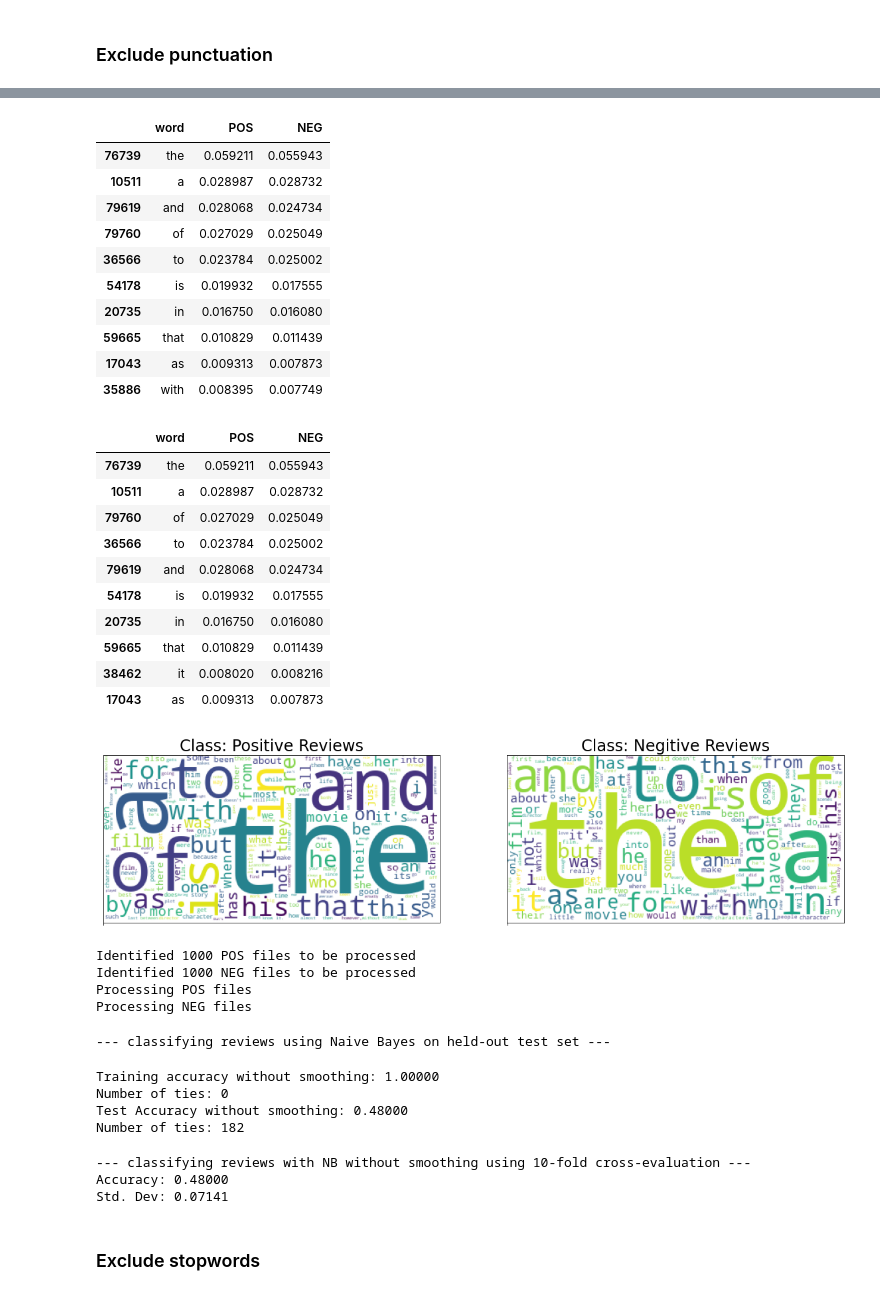
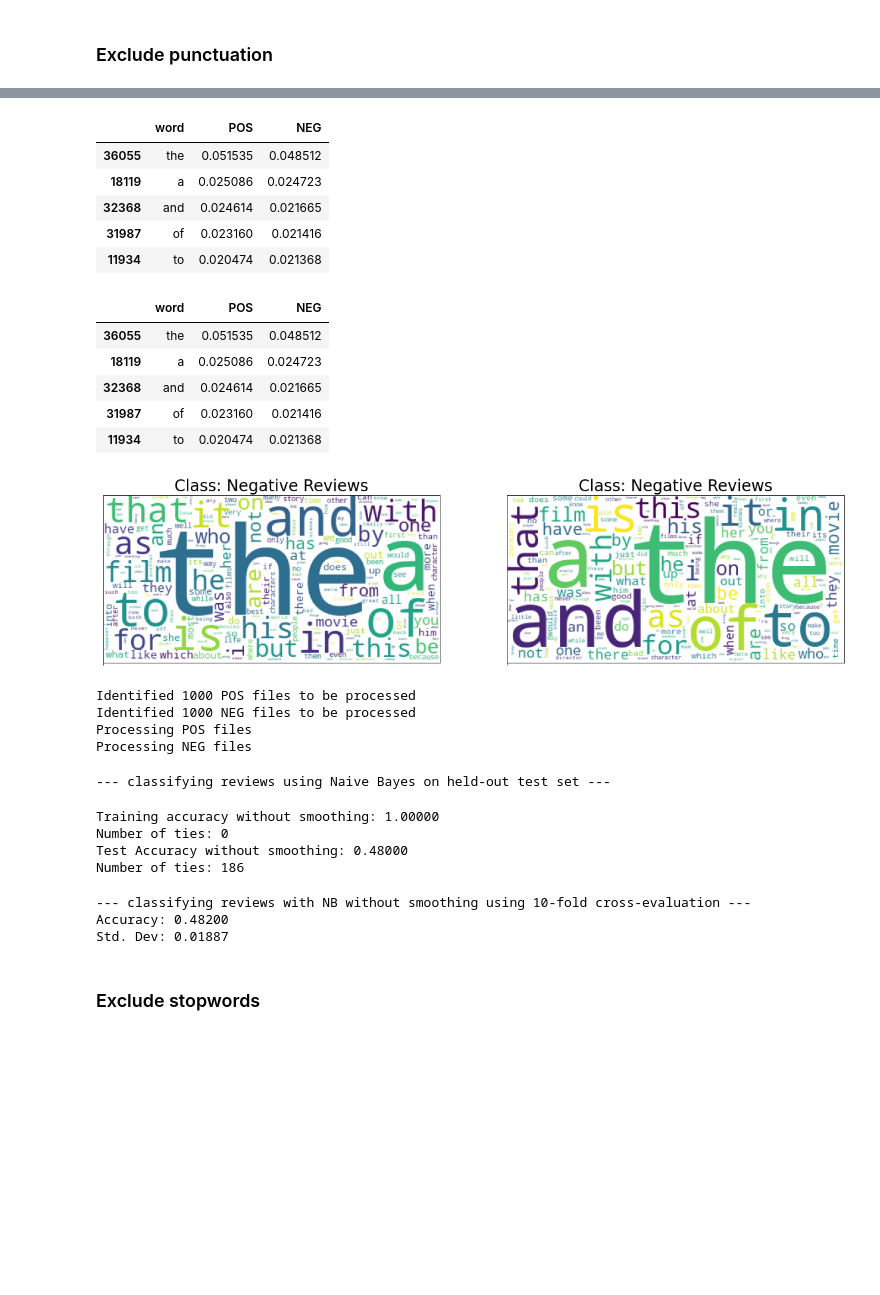
Before and after one commit to thatscotdatasci/MLMI13, a Jupyter notebook: practical.ipynb, the cells around one changed output, grey strips where cells are left out. Drawn from its saved outputs; the diff is of its cells as text; code cells hidden in the pictures; blank space fills up the shorter version.

```diff
--- a/practical.ipynb
+++ b/practical.ipynb
@@ -277,3 +402,7 @@ nb_word_freq.sort_values('NEG', ascending=False).head(20)
+# %%
+NB=NaiveBayesText(smoothing=False,bigrams=False,trigrams=False,discard_closed_class=False)
+NB.train(corpus_txt.train)
+nb_word_freq = pd.DataFrame(NB.condProb).reset_index().rename(columns={'level_0': 'word'})
 # %%
 fig, ax = plt.subplots(1, 2, figsize=(20,10))
 
@@ -282,9 +411,9 @@ for i, sent in enumerate(['POS', 'NEG']):
     nb_word_freq_top_dict = nb_word_freq_top[['word', sent]].set_index('word').to_dict()[sent]
     wordcloud = WordCloud(background_color='white', collocations=False).generate_from_frequencies(nb_word_freq_top_dict)
     ax[i].imshow(wordcloud)
-    ax[i].set_title(f'Class: {sent.title()}itive Reviews')
+    ax[i].set_title(f'Class: {cloud_title(sent.title())} Reviews')
     ax[i].set_xticks([0])
     ax[i].set_xticklabels([])
     ax[i].set_yticks([])
-fig.savefig(os.path.join(plot_dir, 'nb_frequency_wordcloud.jpeg'), pad_inches=0.2, bbox_inches='tight')
+fig.savefig(os.path.join(plot_dir, 'nb_txt_frequency_wordcloud.jpeg'), pad_inches=0.2, bbox_inches='tight')
 # %% [output]
@@ -291,0 +423,17 @@ fig.savefig(os.path.join(plot_dir, 'nb_frequency_wordcloud.jpeg'), pad_inches=0.
+# %%
+NB=NaiveBayesText(smoothing=False,bigrams=False,trigrams=False,discard_closed_class=False)
+NB.train(corpus_txt_token.train)
+nb_word_freq = pd.DataFrame(NB.condProb).reset_index().rename(columns={'level_0': 'word'})
+# %%
+fig, ax = plt.subplots(1, 2, figsize=(20,10))
+
+for i, sent in enumerate(['POS', 'NEG']):
+    nb_word_freq_top = nb_word_freq.sort_values(sent, ascending=False)
+    nb_word_freq_top_dict = nb_word_freq_top[['word', sent]].set_index('word').to_dict()[sent]
+    wordcloud = WordCloud(background_color='white', collocations=False).generate_from_frequencies(nb_word_freq_top_dict)
+    ax[i].imshow(wordcloud)
+    ax[i].set_title(f'Class: {cloud_title(sent.title())} Reviews')
+    ax[i].set_xticks([0])
+    ax[i].set_xticklabels([])
+    ax[i].set_yticks([])
+fig.savefig(os.path.join(plot_dir, 'nb_txt_token_frequency_wordcloud.jpeg'), pad_inches=0.2, bbox_inches='tight')
@@ -311,44 +461,34 @@ nb_word_freq_punct
 # %%
-nb_word_freq_punct.sort_values('POS', ascending=False).head(10)
+nb_word_freq_punct.sort_values('POS', ascending=False).head(5)
 # %% [output]
 |  | word | POS | NEG |
-| 76739 | the | 0.059211 | 0.055943 |
-| 10511 | a | 0.028987 | 0.028732 |
-| 79619 | and | 0.028068 | 0.024734 |
-| 79760 | of | 0.027029 | 0.025049 |
-| 36566 | to | 0.023784 | 0.025002 |
-| 54178 | is | 0.019932 | 0.017555 |
-| 20735 | in | 0.016750 | 0.016080 |
-| 59665 | that | 0.010829 | 0.011439 |
-| 17043 | as | 0.009313 | 0.007873 |
-| 35886 | with | 0.008395 | 0.007749 |
+| 36055 | the | 0.051535 | 0.048512 |
+| 18119 | a | 0.025086 | 0.024723 |
+| 32368 | and | 0.024614 | 0.021665 |
+| 31987 | of | 0.023160 | 0.021416 |
+| 11934 | to | 0.020474 | 0.021368 |
 # %%
-nb_word_freq_punct.sort_values('NEG', ascending=False).head(10)
+nb_word_freq_punct.sort_values('NEG', ascending=False).head(5)
 # %% [output]
 |  | word | POS | NEG |
-| 76739 | the | 0.059211 | 0.055943 |
-| 10511 | a | 0.028987 | 0.028732 |
-| 79760 | of | 0.027029 | 0.025049 |
-| 36566 | to | 0.023784 | 0.025002 |
-| 79619 | and | 0.028068 | 0.024734 |
-| 54178 | is | 0.019932 | 0.017555 |
-| 20735 | in | 0.016750 | 0.016080 |
-| 59665 | that | 0.010829 | 0.011439 |
-| 38462 | it | 0.008020 | 0.008216 |
-| 17043 | as | 0.009313 | 0.007873 |
+| 36055 | the | 0.051535 | 0.048512 |
+| 18119 | a | 0.025086 | 0.024723 |
+| 32368 | and | 0.024614 | 0.021665 |
+| 31987 | of | 0.023160 | 0.021416 |
+| 11934 | to | 0.020474 | 0.021368 |
 # %%
 fig, ax = plt.subplots(1, 2, figsize=(20,10))
 
 for i, sent in enumerate(['POS', 'NEG']):
     nb_word_freq_top = nb_word_freq_punct.sort_values(sent, ascending=False)
     nb_word_freq_top_dict = nb_word_freq_top[['word', sent]].set_index('word').to_dict()[sent]
     wordcloud = WordCloud(background_color='white', collocations=False).generate_from_frequencies(nb_word_freq_top_dict)
     ax[i].imshow(wordcloud)
-    ax[i].set_title(f'Class: {sent.title()}itive Reviews')
+    ax[i].set_title(f'Class: {cloud_title(sent.title())} Reviews')
     ax[i].set_xticks([0])
     ax[i].set_xticklabels([])
     ax[i].set_yticks([])
 fig.savefig(os.path.join(plot_dir, 'nb_frequency_punct_wordcloud.jpeg'), pad_inches=0.2, bbox_inches='tight')
 # %% [output]
-[figure, old version]
+[figure, new version]
 # %%
@@ -361,11 +501,11 @@ Processing NEG files
 # %%
 print("--- classifying reviews using Naive Bayes on held-out test set ---")
 NB=NaiveBayesText(smoothing=False,bigrams=False,trigrams=False,discard_closed_class=False)
-NB.train(corpus_punct.train)
-NB.test(corpus_punct.train, verbose=False)
+NB.train(corpus_txt_token_punct.train)
+NB.test(corpus_txt_token_punct.train, verbose=False)
 print(f"Training accuracy without smoothing: {NB.getAccuracy():.5f}")
 print(f"Number of ties: {NB.ties}")
-NB.test(corpus_punct.test, verbose=False)
+NB.test(corpus_txt_token_punct.test, verbose=False)
 print(f"Test Accuracy without smoothing: {NB.getAccuracy():.5f}")
 print(f"Number of ties: {NB.ties}")
 # %% [output]
@@ -373,19 +513,19 @@ print(f"Number of ties: {NB.ties}")
 Training accuracy without smoothing: 1.00000
 Number of ties: 0
 Test Accuracy without smoothing: 0.48000
-Number of ties: 182
+Number of ties: 186
 # %%
 print("--- classifying reviews with NB without smoothing using 10-fold cross-evaluation ---")
 # using previous instantiated object
-NB.crossValidate(corpus_punct)
+NB.crossValidate(corpus_txt_token_punct)
 # store predictions from classifier
-nb_non_smoothed_punct_preds=NB.predictions
+nb_txt_token_punct_non_smoothed_preds=NB.predictions
 print(f"Accuracy: {NB.getAccuracy():.5f}")
 print(f"Std. Dev: {NB.getStdDeviation():.5f}")
 # %% [output]
 --- classifying reviews with NB without smoothing using 10-fold cross-evaluation ---
-Accuracy: 0.48000
-Std. Dev: 0.07141
+Accuracy: 0.48200
+Std. Dev: 0.01887
 # %% [markdown]
 ### Exclude stopwords
 # %%
```
Also changed, not shown: parts of 164 cells of this notebook.
